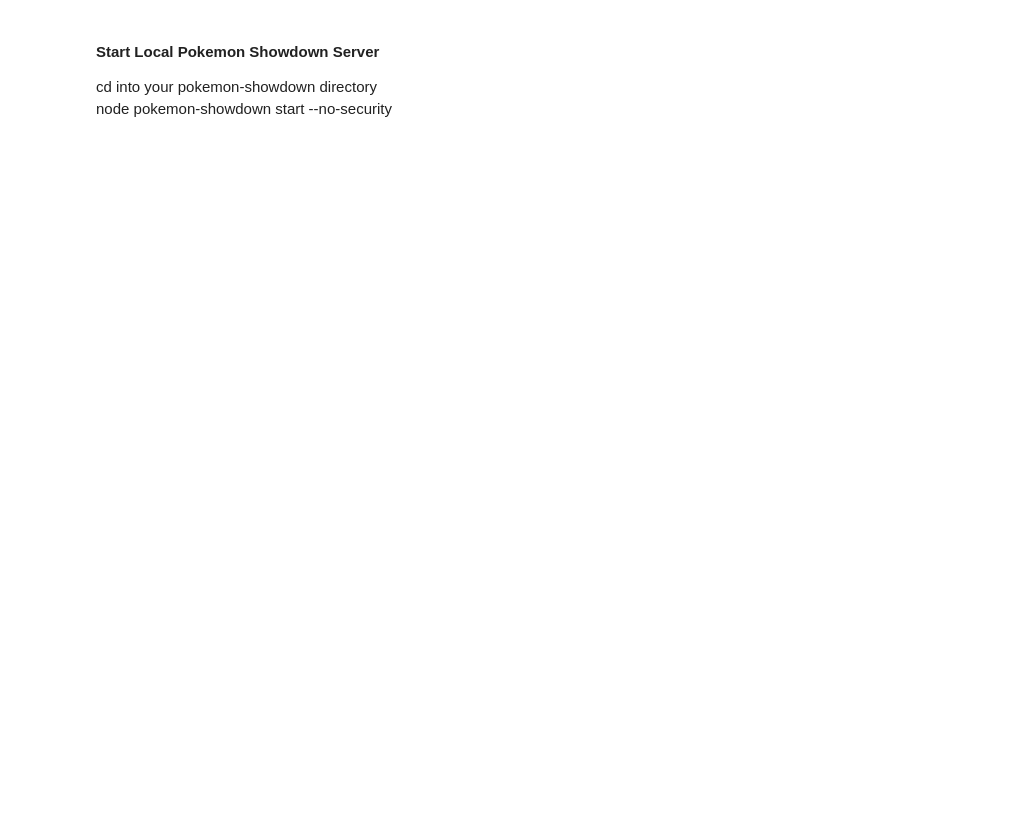
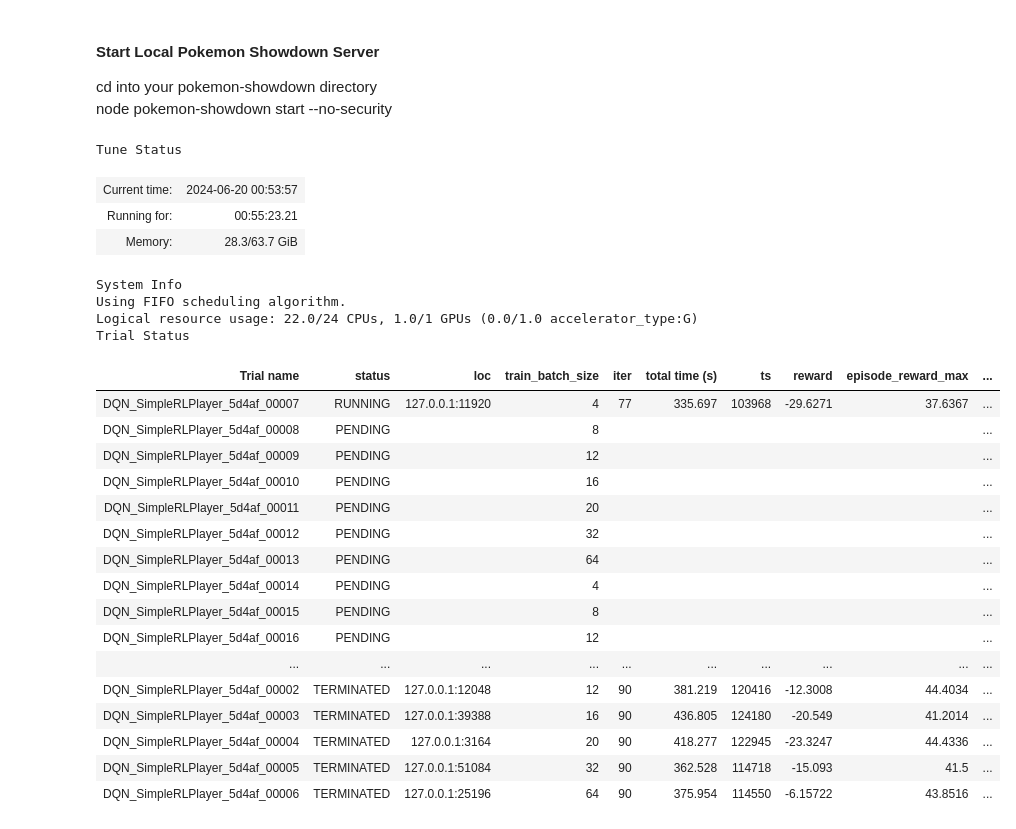
Before and after one commit to Microgorath/poke-rl, a Jupyter notebook: notebooks/basic_rl.ipynb, the cells around one changed output. Saved outputs shown, nothing was run; the diff lists cells and outputs as text; code cells hidden in the pictures; blank space fills up the shorter version.

```diff
--- a/notebooks/basic_rl.ipynb
+++ b/notebooks/basic_rl.ipynb
@@ -215,25 +215,25 @@ config = DQNConfig()
 config = config.environment(env = SimpleRLPlayer, env_config = train_env_config)
 config = config.resources(
     num_gpus=1,
-    # num_learner_workers=8,
+    # num_learner_workers=4,
     # num_cpus_per_learner_worker=2,
     num_cpus_per_worker=1,
     num_cpus_for_local_worker=2
 )
-config = config.env_runners(
+config = config.rollouts(
     # Number of workers to run environments. 0 forces rollouts onto the local worker.
-    num_env_runners=20,
-    num_envs_per_env_runner=1,
+    num_rollout_workers=20,
+    num_envs_per_worker=1,
     # Don't cut off episodes before they finish when batching.
     # As a result, the batch size hyperparameter acts as a minimum and batches may vary in size.
-    # batch_mode="complete_episodes",
+    batch_mode="complete_episodes",
     # Validation creates environments and does not close them, causes problems.
     # validate_env_runners_after_construction=False,
 )
 # Set training hyperparameters.
 # For descriptions, see: https://docs.ray.io/en/latest/rllib/rllib-algorithms.html#deep-q-networks-dqn-rainbow-parametric-dqn
 config = config.training(
-    # gamma=0.5,
+    gamma=tune.grid_search([0.5, 0.6, 0.7, 0.8, 0.9, 0.99]),
     lr=0.00025,
     # lr=tune.loguniform(10**-6, 10**-4),
     replay_buffer_config={
@@ -246,7 +246,7 @@ config = config.training(
     num_atoms=1,
     noisy=False,
     dueling=False,
-    # train_batch_size=tune.grid_search([4, 8, 12, 16, 20, 32, 64])
+    train_batch_size=64
 )
 config = config.evaluation(
     evaluation_interval=4,
@@ -260,8 +260,17 @@ config = config.evaluation(
         "explore": False,
     },
 )
+config = config.exploration(
+    explore=True,
+    exploration_config = {
+            "type": "EpsilonGreedy",
+            "initial_epsilon": 1.0,
+            "final_epsilon": 0.05,
+            "epsilon_timesteps": 10000,
+    }
+)
 # These settings allows runs to continue after a worker fails for whatever reason.
-# config.recreate_failed_env_runners = True
+# config = config.fault_tolerance(recreate_failed_env_runners=True)
 
 stop = {
     "episode_reward_mean": 30,
@@ -270,25 +279,51 @@ stop = {
 # %%
 # Auto hyperparameter tuning
 
 
 analysis = tune.Tuner(
     config.algo_class,
     param_space=config,
     tune_config=tune.TuneConfig(
         metric="episode_reward_mean",
         mode="max",
-        num_samples=8,
+        num_samples=1,
         # reuse_actors=True, # Needs reset_config() to be defined and return True for this algorithm
     ),
     run_config=train.RunConfig(
-        name="DQN_SimpleRL_Test",
+        name="DQN_SimpleRL",
         storage_path=os.path.abspath(os.path.join(os.getcwd(), os.pardir, 'results')),
         stop=stop,
         checkpoint_config=train.CheckpointConfig(
             checkpoint_frequency=4,
             checkpoint_score_attribute="episode_reward_mean",
             num_to_keep=3,
             checkpoint_at_end=True
         ),
     ),
 ).fit()
+# %% [output]
+Tune Status
+| Current time: | 2024-06-20 00:53:57 |
+| Running for: | 00:55:23.21 |
+| Memory: | 28.3/63.7 GiB |
+System Info
+Using FIFO scheduling algorithm.
+Logical resource usage: 22.0/24 CPUs, 1.0/1 GPUs (0.0/1.0 accelerator_type:G)
+Trial Status
+| Trial name | status | loc | train_batch_size | iter | total time (s) | ts | reward | episode_reward_max | ... |
+| DQN_SimpleRLPlayer_5d4af_00007 | RUNNING | 127.0.0.1:11920 | 4 | 77 | 335.697 | 103968 | -29.6271 | 37.6367 | ... |
+| DQN_SimpleRLPlayer_5d4af_00008 | PENDING |  | 8 |  |  |  |  |  | ... |
+| DQN_SimpleRLPlayer_5d4af_00009 | PENDING |  | 12 |  |  |  |  |  | ... |
+| DQN_SimpleRLPlayer_5d4af_00010 | PENDING |  | 16 |  |  |  |  |  | ... |
+| DQN_SimpleRLPlayer_5d4af_00011 | PENDING |  | 20 |  |  |  |  |  | ... |
+| DQN_SimpleRLPlayer_5d4af_00012 | PENDING |  | 32 |  |  |  |  |  | ... |
+| DQN_SimpleRLPlayer_5d4af_00013 | PENDING |  | 64 |  |  |  |  |  | ... |
+| DQN_SimpleRLPlayer_5d4af_00014 | PENDING |  | 4 |  |  |  |  |  | ... |
+| DQN_SimpleRLPlayer_5d4af_00015 | PENDING |  | 8 |  |  |  |  |  | ... |
+| DQN_SimpleRLPlayer_5d4af_00016 | PENDING |  | 12 |  |  |  |  |  | ... |
+| ... | ... | ... | ... | ... | ... | ... | ... | ... | ... |
+| DQN_SimpleRLPlayer_5d4af_00002 | TERMINATED | 127.0.0.1:12048 | 12 | 90 | 381.219 | 120416 | -12.3008 | 44.4034 | ... |
+| DQN_SimpleRLPlayer_5d4af_00003 | TERMINATED | 127.0.0.1:39388 | 16 | 90 | 436.805 | 124180 | -20.549 | 41.2014 | ... |
+| DQN_SimpleRLPlayer_5d4af_00004 | TERMINATED | 127.0.0.1:3164 | 20 | 90 | 418.277 | 122945 | -23.3247 | 44.4336 | ... |
+| DQN_SimpleRLPlayer_5d4af_00005 | TERMINATED | 127.0.0.1:51084 | 32 | 90 | 362.528 | 114718 | -15.093 | 41.5 | ... |
+| DQN_SimpleRLPlayer_5d4af_00006 | TERMINATED | 127.0.0.1:25196 | 64 | 90 | 375.954 | 114550 | -6.15722 | 43.8516 | ... |
```
Also changed, not shown: parts of 2 cells of this notebook.
